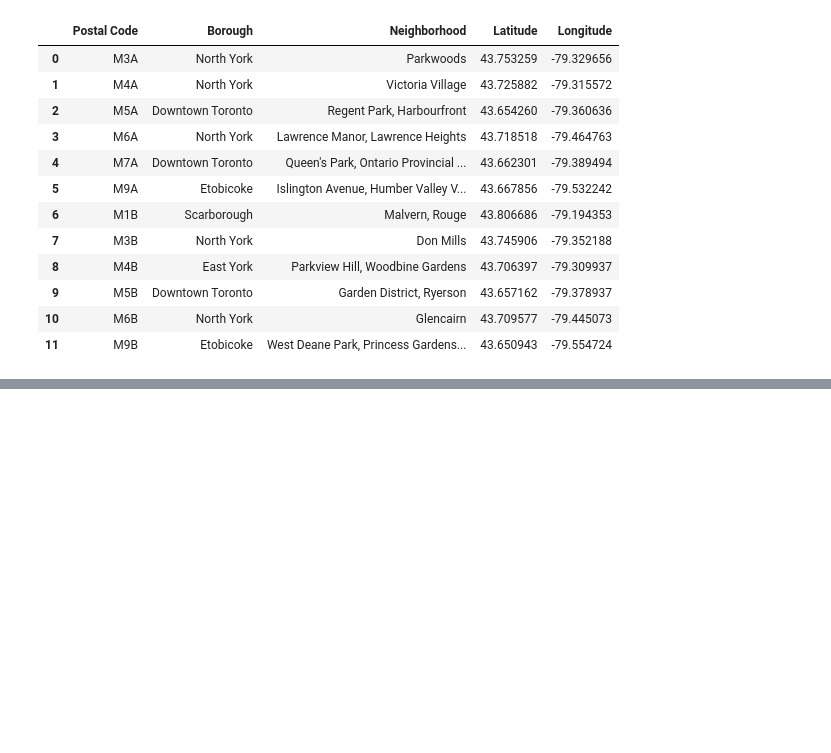
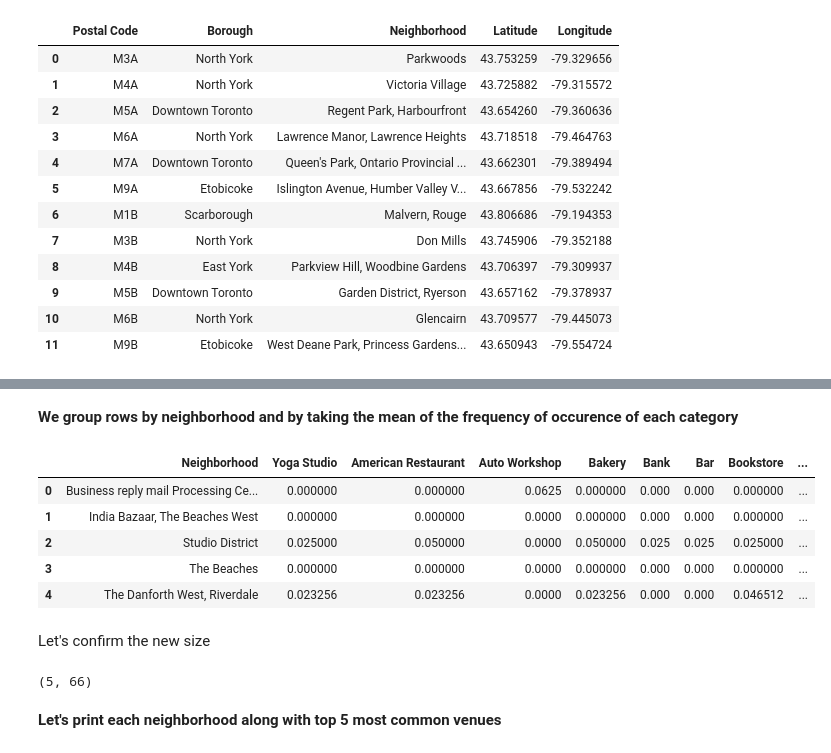
Before and after one commit to Maxwell-ihiaso/Coursera-Machine-Learning-with-Python-Project, a Jupyter notebook: Segmenting and Clustering Neighborhood in Toronto.ipynb, the cells around one changed output, grey strips where cells are left out. Saved outputs shown, nothing was run; the diff lists cells and outputs as text; code cells hidden in the pictures; blank space fills up the shorter version.

```diff
--- a/Segmenting and Clustering Neighborhood in Toronto.ipynb
+++ b/Segmenting and Clustering Neighborhood in Toronto.ipynb
@@ -130,0 +536,20 @@ merged_toronto_data.head(12)
+# %% [markdown]
+**We group rows by neighborhood and by taking the mean of the frequency of occurence of each category**
+# %%
+east_toronto_grouped = east_toronto_onehot.groupby('Neighborhood').mean().reset_index()
+east_toronto_grouped
+# %% [output]
+|  | Neighborhood | Yoga Studio | American Restaurant | Auto Workshop | Bakery | Bank | Bar | Bookstore | ... |
+| 0 | Business reply mail Processing Ce... | 0.000000 | 0.000000 | 0.0625 | 0.000000 | 0.000 | 0.000 | 0.000000 | ... |
+| 1 | India Bazaar, The Beaches West | 0.000000 | 0.000000 | 0.0000 | 0.000000 | 0.000 | 0.000 | 0.000000 | ... |
+| 2 | Studio District | 0.025000 | 0.050000 | 0.0000 | 0.050000 | 0.025 | 0.025 | 0.025000 | ... |
+| 3 | The Beaches | 0.000000 | 0.000000 | 0.0000 | 0.000000 | 0.000 | 0.000 | 0.000000 | ... |
+| 4 | The Danforth West, Riverdale | 0.023256 | 0.023256 | 0.0000 | 0.023256 | 0.000 | 0.000 | 0.046512 | ... |
+# %% [markdown]
+Let's confirm the new size
+# %%
+east_toronto_grouped.shape
+# %% [output]
+(5, 66)
+# %% [markdown]
+**Let's print each neighborhood along with top 5 most common venues**
```
Also changed, not shown: parts of 79 cells of this notebook.
